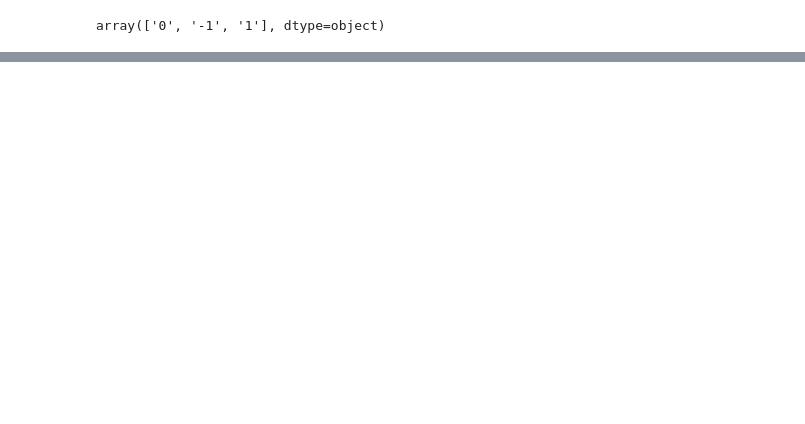
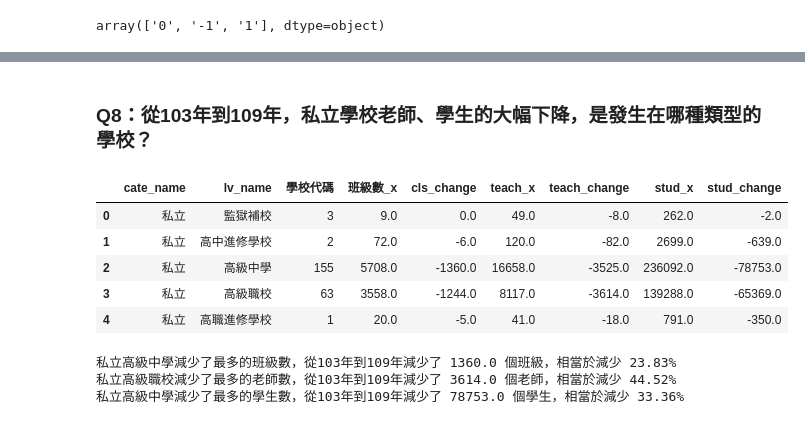
Before and after one commit to AndersonTsaiTW/LAT_Repo, a Jupyter notebook: HW1/HW1.ipynb, the cells around one changed output, grey strips where cells are left out. Drawn from its saved outputs; the diff is of its cells as text; code cells hidden in the pictures; blank space fills up the shorter version.

```diff
--- a/HW1/HW1.ipynb
+++ b/HW1/HW1.ipynb
@@ -383,0 +400,38 @@ a.groupby(['cate_name','status','lv_name']).agg({'學校代碼':'count',
+# %% [markdown]
+### Q8：從103年到109年，私立學校老師、學生的大幅下降，是發生在哪種類型的學校？
+# %%
+temp = a.groupby(['cate_name','lv_name']).agg({'學校代碼':'count',
+                                                 '班級數_x':'sum','班級數_y':'sum',
+                                                 'teach_fulltime_x':'sum','teach_fulltime_y':'sum',
+                                                 'teach_parttime_x':'sum','teach_parttime_y':'sum',
+                                                 'emp_x':'sum','emp_y':'sum','stud_x':'sum','stud_y':'sum',
+                                                 'grad_x':'sum','grad_y':'sum'}).reset_index()
+temp['teach_x'] = temp['teach_fulltime_x']+temp['teach_parttime_x']
+temp['teach_y'] = temp['teach_fulltime_y']+temp['teach_parttime_y']
+temp['cls_change'] = temp['班級數_y'] - temp['班級數_x']
+temp['teach_change'] = temp['teach_y'] - temp['teach_x']
+temp['stud_change'] = temp['stud_y'] - temp['stud_x']
+temp
+temp = temp.reindex(columns=['cate_name','lv_name','學校代碼','班級數_x',
+                             'cls_change','teach_x','teach_change','stud_x','stud_change'])
+temp
+# %% [output]
+|  | cate_name | lv_name | 學校代碼 | 班級數_x | cls_change | teach_x | teach_change | stud_x | stud_change |
+| 0 | 私立 | 監獄補校 | 3 | 9.0 | 0.0 | 49.0 | -8.0 | 262.0 | -2.0 |
+| 1 | 私立 | 高中進修學校 | 2 | 72.0 | -6.0 | 120.0 | -82.0 | 2699.0 | -639.0 |
+| 2 | 私立 | 高級中學 | 155 | 5708.0 | -1360.0 | 16658.0 | -3525.0 | 236092.0 | -78753.0 |
+| 3 | 私立 | 高級職校 | 63 | 3558.0 | -1244.0 | 8117.0 | -3614.0 | 139288.0 | -65369.0 |
+| 4 | 私立 | 高職進修學校 | 1 | 20.0 | -5.0 | 41.0 | -18.0 | 791.0 | -350.0 |
+# %%
+print('私立高級中學減少了最多的班級數，從103年到109年減少了',-1 * temp['cls_change'][2],
+      '個班級，相當於減少','{:.2%}'.format(-1 * temp['cls_change'][2]/temp['班級數_x'][2]))
+print('私立高級職校減少了最多的老師數，從103年到109年減少了',-1 * temp['teach_change'][3],
+      '個老師，相當於減少','{:.2%}'.format(-1 * temp['teach_change'][3]/temp['teach_x'][3]))
+print('私立高級中學減少了最多的學生數，從103年到109年減少了',-1 * temp['stud_change'][2],
+      '個學生，相當於減少','{:.2%}'.format(-1 * temp['stud_change'][2]/temp['stud_x'][2]))
+
+#'{:.2%}'.format(num)
+# %% [output]
+私立高級中學減少了最多的班級數，從103年到109年減少了 1360.0 個班級，相當於減少 23.83%
+私立高級職校減少了最多的老師數，從103年到109年減少了 3614.0 個老師，相當於減少 44.52%
+私立高級中學減少了最多的學生數，從103年到109年減少了 78753.0 個學生，相當於減少 33.36%
```
Also changed, not shown: parts of 10 cells of this notebook.
